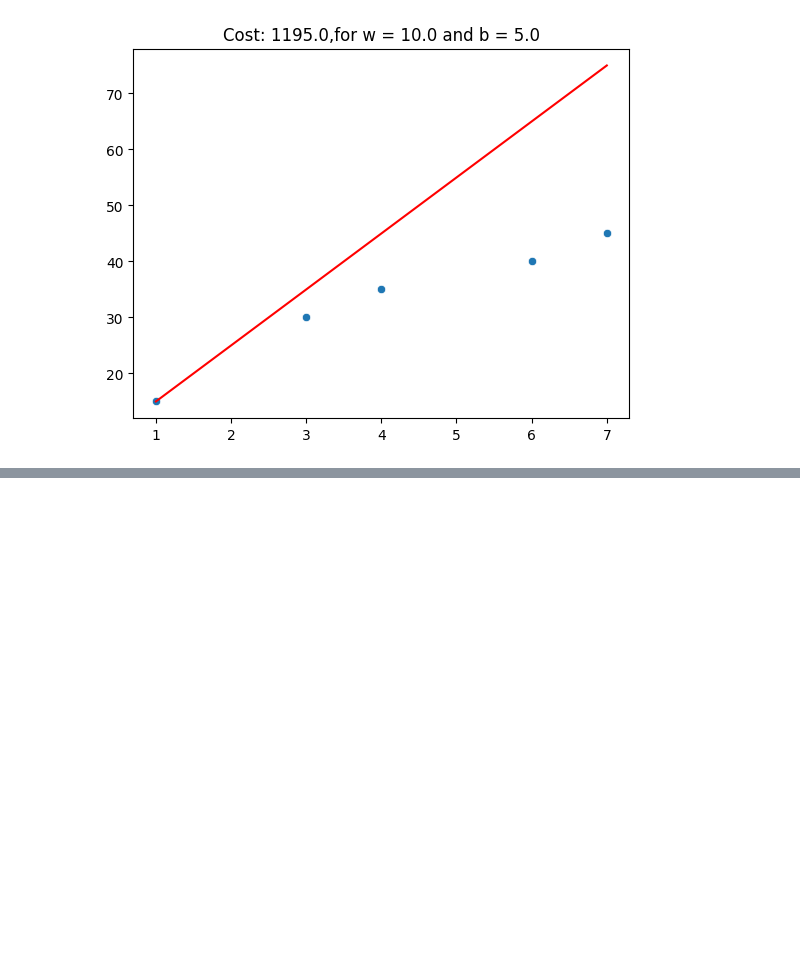
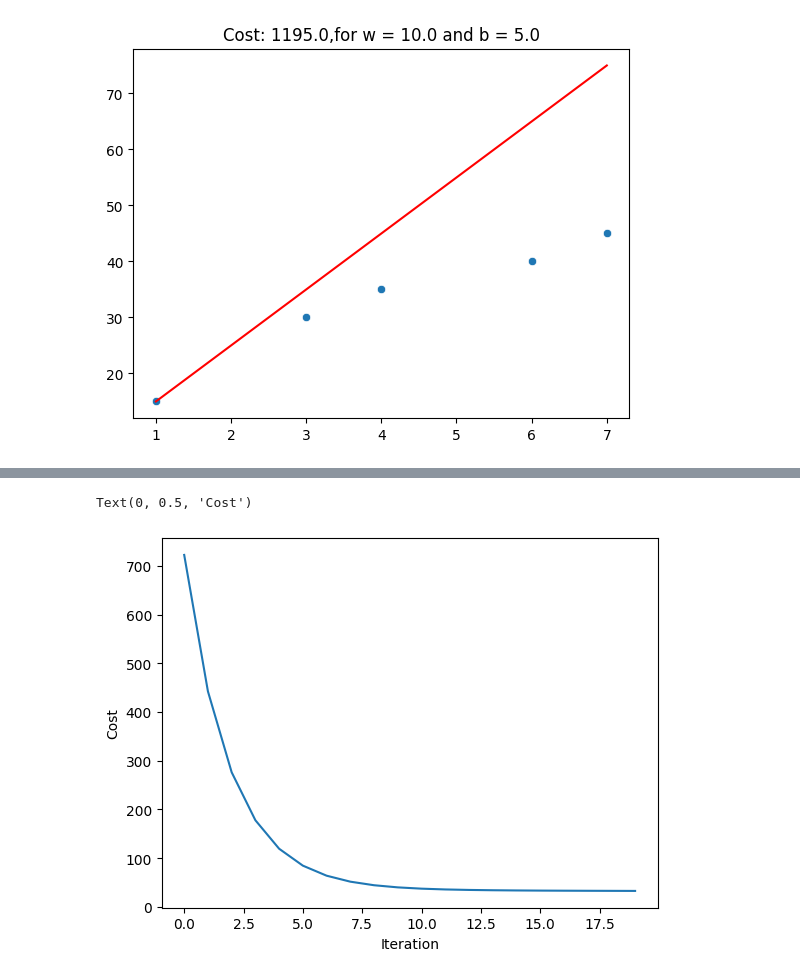
Before and after one commit to roybipro/AI-ML-learning-Phitron, a Jupyter notebook: machine-learning/week-03-Intro-to-ML-Linear-and-Logisric-Regression/simple-linear-regration.ipynb, the cells around one changed output, grey strips where cells are left out. Saved outputs shown, nothing was run; the diff lists cells and outputs as text; code cells hidden in the pictures; blank space fills up the shorter version.

```diff
--- a/machine-learning/week-03-Intro-to-ML-Linear-and-Logisric-Regression/simple-linear-regration.ipynb
+++ b/machine-learning/week-03-Intro-to-ML-Linear-and-Logisric-Regression/simple-linear-regration.ipynb
@@ -91,0 +182,7 @@ Text(0.5, 1.0, 'Cost: 1195.0,for w = 10.0 and b = 5.0')
+# %%
+plt.plot(iteration[:20], memo[:20])
+plt.xlabel("Iteration")
+plt.ylabel("Cost")
+# %% [output]
+Text(0, 0.5, 'Cost')
+[figure, added]
```
Also changed, not shown: parts of 6 cells of this notebook.
